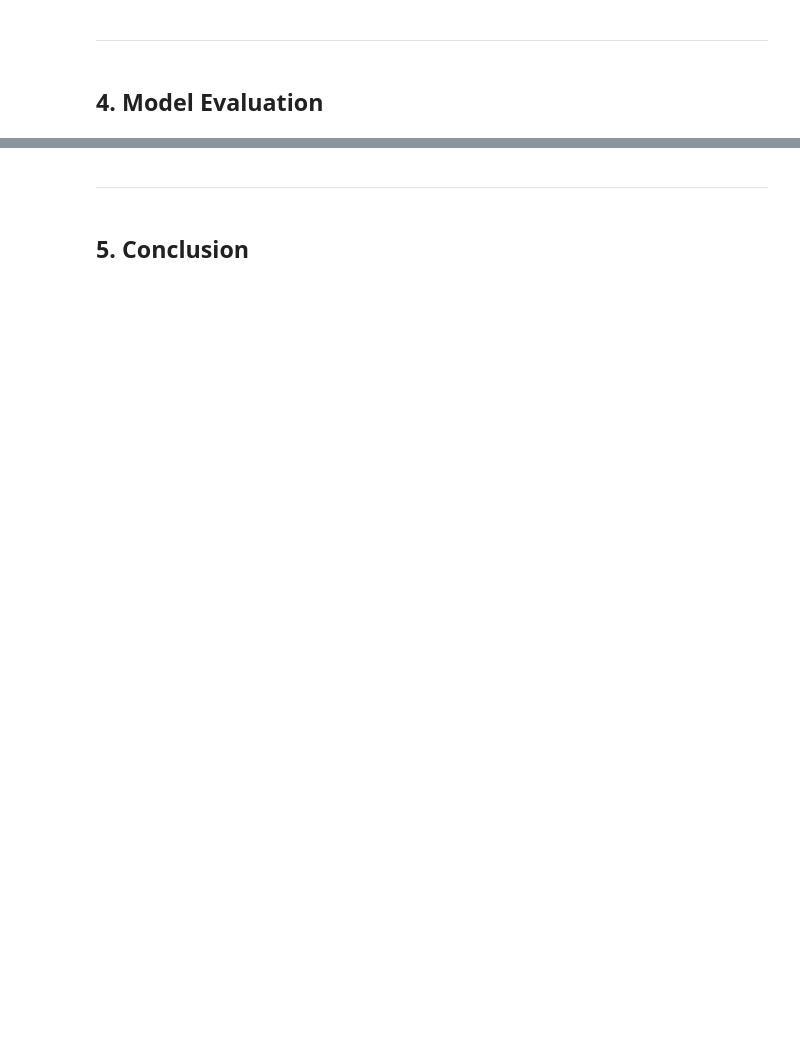
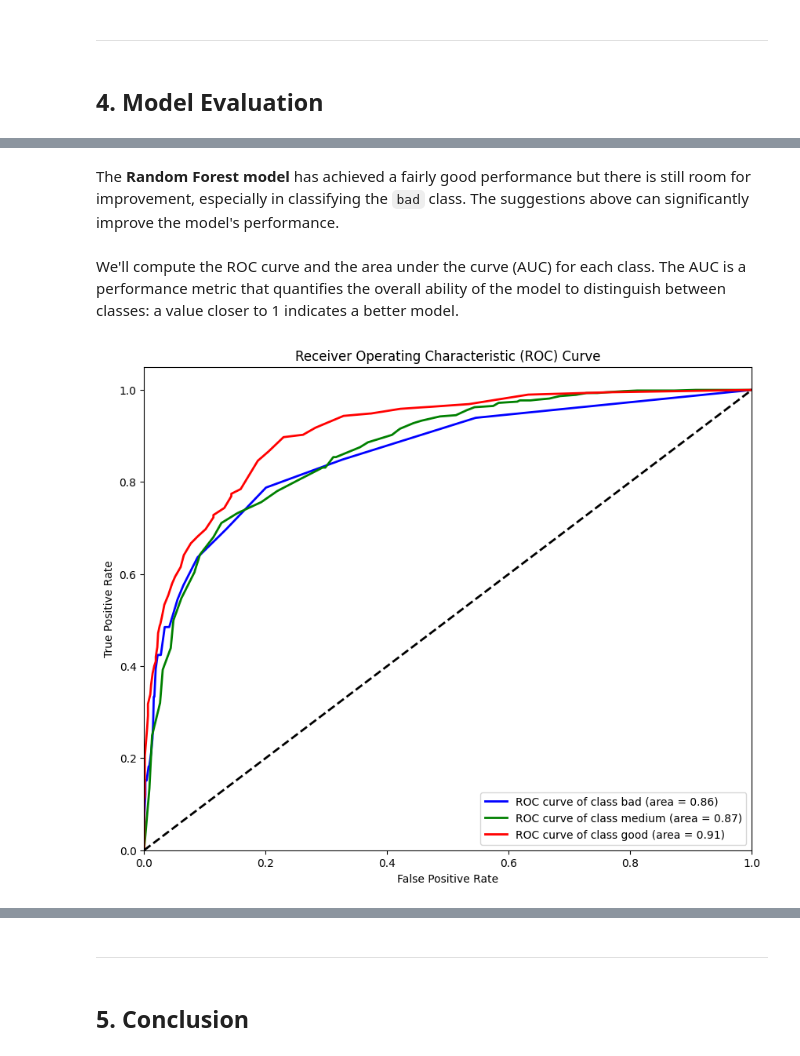
Before and after one commit to 9tomissu/9tomissu, a Jupyter notebook: intro2ds_lab04/HW04.ipynb, the cells around one changed output, grey strips where cells are left out. Saved outputs shown, nothing was run; the diff lists cells and outputs as text; code cells hidden in the pictures; blank space fills up the shorter version.

```diff
--- a/intro2ds_lab04/HW04.ipynb
+++ b/intro2ds_lab04/HW04.ipynb
@@ -336,0 +449,37 @@ Confusion Matrix on Test Set:
+# %% [markdown]
+The **Random Forest model** has achieved a fairly good performance but there is still room for improvement, especially in classifying the `bad` class. The suggestions above can significantly improve the model's performance.
+# %% [markdown]
+We'll compute the ROC curve and the area under the curve (AUC) for each class. The AUC is a performance metric that quantifies the overall ability of the model to distinguish between classes: a value closer to 1 indicates a better model.
+# %%
+# Define colors for the plots
+colors = ['blue', 'green', 'red']
+
+# Binarize the output
+y_test_binarized = pd.get_dummies(y_test).values
+
+# Define the number of classes
+n_classes = y_test_binarized.shape[1]
+
+# Compute ROC curve and ROC area for each class
+fpr = dict()
+tpr = dict()
+roc_auc = dict()
+for i in range(n_classes):
+    fpr[i], tpr[i], _ = roc_curve(y_test_binarized[:, i], best_model.predict_proba(X_test)[:, i])
+    roc_auc[i] = auc(fpr[i], tpr[i])
+
+# Plot ROC curve
+plt.figure(figsize=(10, 8))
+for i, color in zip(range(n_classes), colors):
+    plt.plot(fpr[i], tpr[i], color=color, lw=2,
+             label=f'ROC curve of class {category_labels[i]} (area = {roc_auc[i]:0.2f})')
+plt.plot([0, 1], [0, 1], 'k--', lw=2)
+plt.xlim([0.0, 1.0])
+plt.ylim([0.0, 1.05])
+plt.xlabel('False Positive Rate')
+plt.ylabel('True Positive Rate')
+plt.title('Receiver Operating Characteristic (ROC) Curve')
+plt.legend(loc="lower right")
+plt.show()
+# %% [output]
+[figure, added]
```
Also changed, not shown: parts of 30 cells of this notebook.
